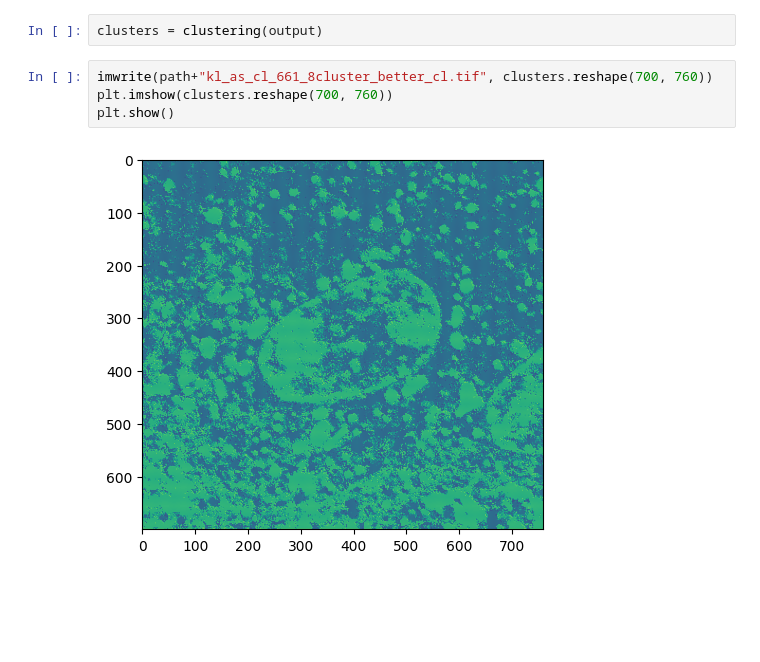
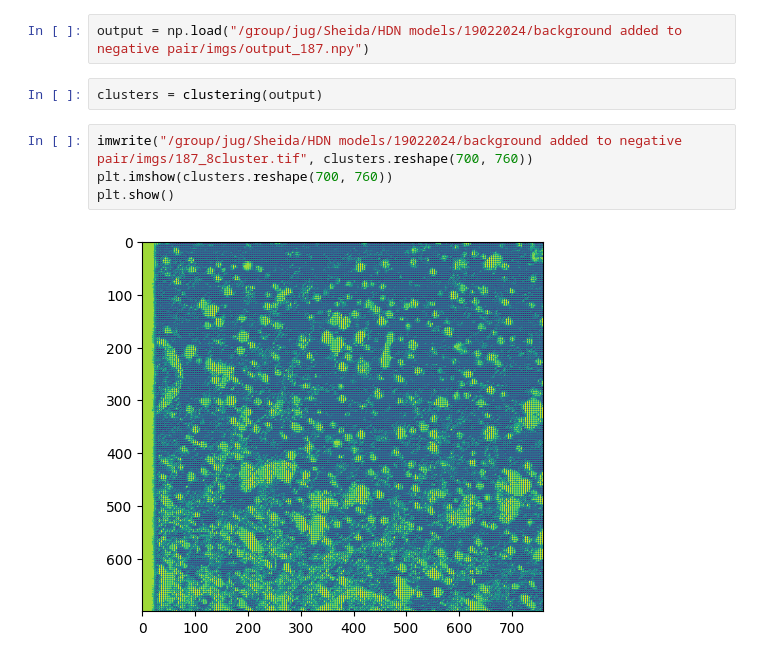
Before and after one commit to shei-dark/HDN, a Jupyter notebook: examples/Pixel_Noise/Convallaria/3-Evaluation.ipynb, the cells around one changed output. Drawn from its saved outputs; the diff is of its cells as text; blank space fills up the shorter version.

```diff
--- a/examples/Pixel_Noise/Convallaria/3-Evaluation.ipynb
+++ b/examples/Pixel_Noise/Convallaria/3-Evaluation.ipynb
@@ -125,8 +128,10 @@ np.save("output.npy", output)
+# %%
+output = np.load("/group/jug/Sheida/HDN models/19022024/background added to negative pair/imgs/output_187.npy")
 # %%
 clusters = clustering(output)
 # %%
-imwrite(path+"kl_as_cl_661_8cluster_better_cl.tif", clusters.reshape(700, 760))
+imwrite("/group/jug/Sheida/HDN models/19022024/background added to negative pair/imgs/187_8cluster.tif", clusters.reshape(700, 760))
 plt.imshow(clusters.reshape(700, 760))
 plt.show()
 # %% [output]
-[figure, old version]
+[figure, new version]
```
Also changed, not shown: parts of 11 cells of this notebook, 8 other files.
